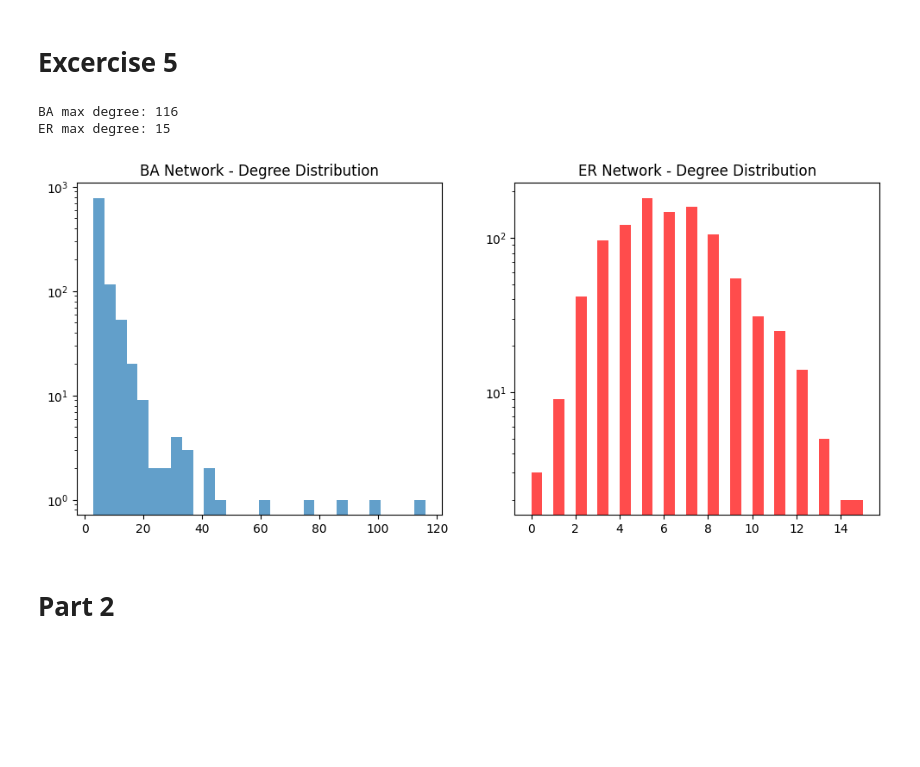
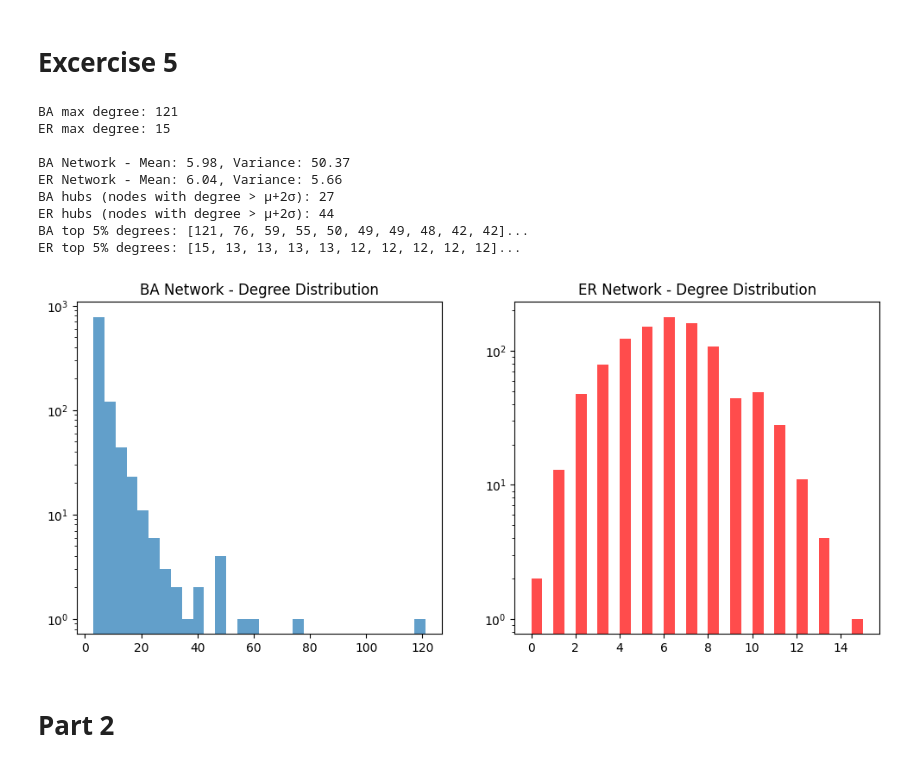
Before and after one commit to dawidsroczyk/social-networks-and-recommendation-systems, a Jupyter notebook: P3.ipynb, the cells around one changed output. Drawn from its saved outputs; the diff is of its cells as text; code cells hidden in the pictures; blank space fills up the shorter version.

```diff
--- a/P3.ipynb
+++ b/P3.ipynb
@@ -99,34 +105,62 @@ Top 20% of samples hold 80.91% of total mass
 # %%
 import networkx as nx
 import matplotlib.pyplot as plt
 import numpy as np
 
 G_ba = nx.barabasi_albert_graph(1000, 3)
 G_er = nx.erdos_renyi_graph(1000, 0.006)
 
 ba_degrees = [d for n, d in G_ba.degree()]
 er_degrees = [d for n, d in G_er.degree()]
 
 print(f"BA max degree: {max(ba_degrees)}")
 print(f"ER max degree: {max(er_degrees)}")
 
+# Compute estimators of expectation and variance
+ba_mean = np.mean(ba_degrees)
+ba_var = np.var(ba_degrees)
+er_mean = np.mean(er_degrees)
+er_var = np.var(er_degrees)
+
+print(f"\nBA Network - Mean: {ba_mean:.2f}, Variance: {ba_var:.2f}")
+print(f"ER Network - Mean: {er_mean:.2f}, Variance: {er_var:.2f}")
+
+ba_hubs = [n for n, d in G_ba.degree() if d > np.mean(ba_degrees) + 2 * np.std(ba_degrees)]
+er_hubs = [n for n, d in G_er.degree() if d > np.mean(er_degrees) + 2 * np.std(er_degrees)]
+
+print(f"BA hubs (nodes with degree > μ+2σ): {len(ba_hubs)}")
+print(f"ER hubs (nodes with degree > μ+2σ): {len(er_hubs)}")
+
+ba_top5 = sorted([d for n, d in G_ba.degree()], reverse=True)[:50]
+er_top5 = sorted([d for n, d in G_er.degree()], reverse=True)[:50]
+
+print(f"BA top 5% degrees: {ba_top5[:10]}...")
+print(f"ER top 5% degrees: {er_top5[:10]}...")
+
 plt.figure(figsize=(12, 5))
 
 plt.subplot(1, 2, 1)
 plt.hist(ba_degrees, bins=30, alpha=0.7)
 plt.title('BA Network - Degree Distribution')
 plt.yscale('log')
 
 plt.subplot(1, 2, 2)
 plt.hist(er_degrees, bins=30, alpha=0.7, color='red')
 plt.title('ER Network - Degree Distribution')
 plt.yscale('log')
 
 plt.show()
 # %% [output]
-BA max degree: 116
+BA max degree: 121
 ER max degree: 15
+
+BA Network - Mean: 5.98, Variance: 50.37
+ER Network - Mean: 6.04, Variance: 5.66
+BA hubs (nodes with degree > μ+2σ): 27
+ER hubs (nodes with degree > μ+2σ): 44
+BA top 5% degrees: [121, 76, 59, 55, 50, 49, 49, 48, 42, 42]...
+ER top 5% degrees: [15, 13, 13, 13, 13, 12, 12, 12, 12, 12]...
-[figure, old version]
+[figure, new version]
 # %% [markdown]
 # Part 2
 # %%
```
Also changed, not shown: parts of 3 cells of this notebook, 2 other files.
